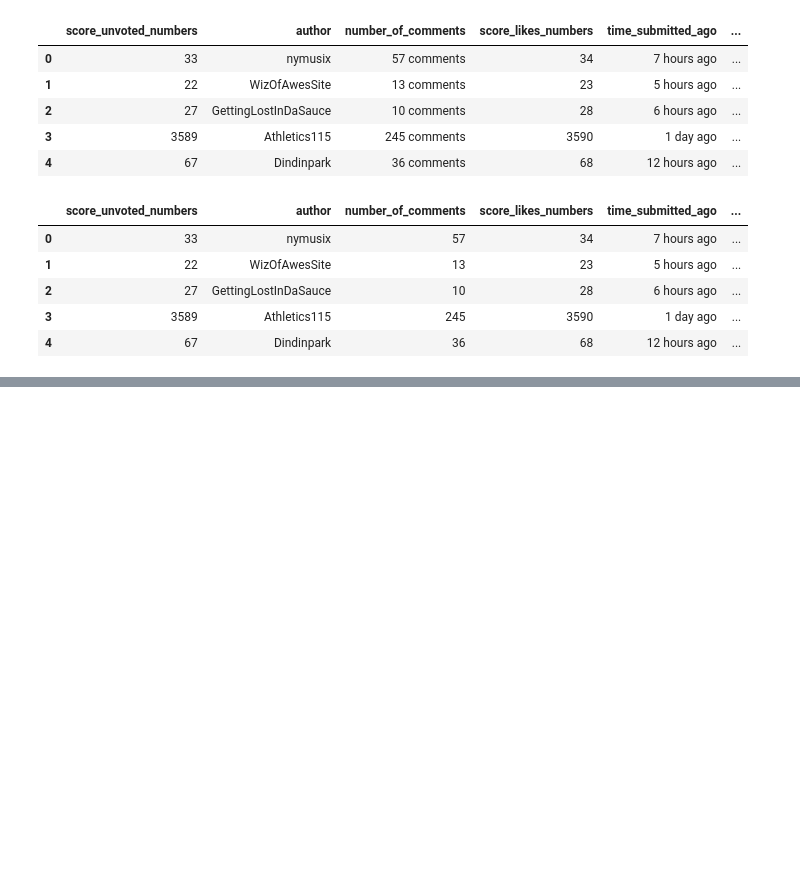
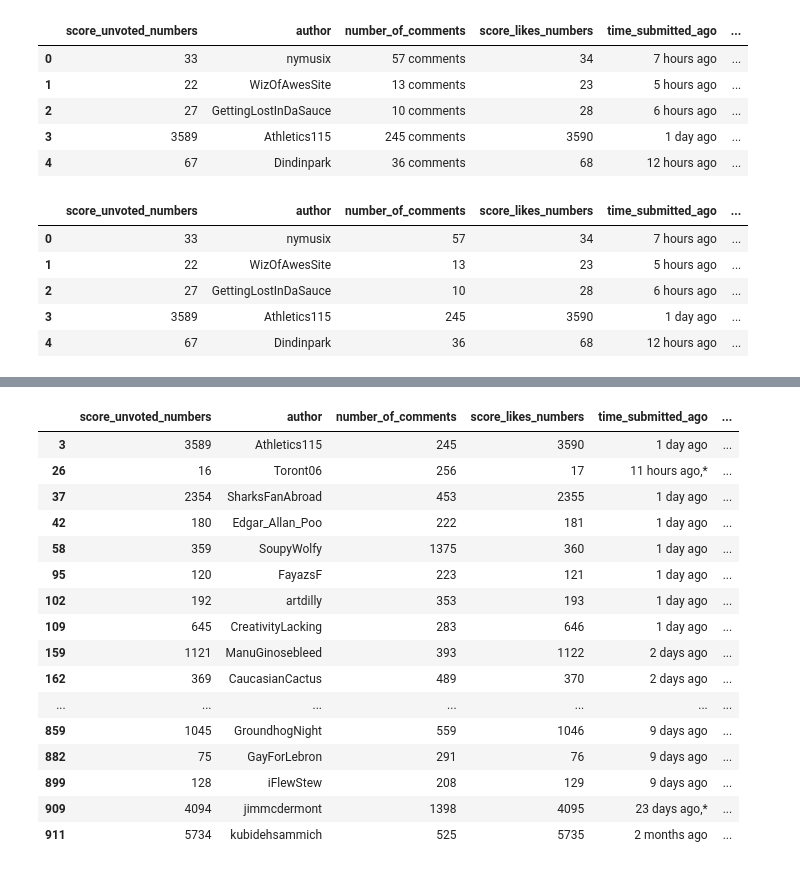
Before and after one commit to bodowd/Reddit-r-nba-scrapy, a Jupyter notebook: Reddit_r_nba/Exploratory--Plotting number of comments.ipynb, the cells around one changed output, grey strips where cells are left out. Saved outputs shown, nothing was run; the diff lists cells and outputs as text; code cells hidden in the pictures; blank space fills up the shorter version.

```diff
--- a/Reddit_r_nba/Exploratory--Plotting number of comments.ipynb
+++ b/Reddit_r_nba/Exploratory--Plotting number of comments.ipynb
@@ -71,0 +78,23 @@ df.describe()
+# %%
+# find index of the rows for which column: number of comments is > 200 and put them in a new list
+index_of_number_of_comments_greater_than_200 = df[df['number_of_comments_int']>200].index.tolist()
+# finds the rows in df and displays them
+df.loc[index_of_number_of_comments_greater_than_200]
+# %% [output]
+|  | score_unvoted_numbers | author | number_of_comments | score_likes_numbers | time_submitted_ago | ... |
+| 3 | 3589 | Athletics115 | 245 | 3590 | 1 day ago | ... |
+| 26 | 16 | Toront06 | 256 | 17 | 11 hours ago,* | ... |
+| 37 | 2354 | SharksFanAbroad | 453 | 2355 | 1 day ago | ... |
+| 42 | 180 | Edgar_Allan_Poo | 222 | 181 | 1 day ago | ... |
+| 58 | 359 | SoupyWolfy | 1375 | 360 | 1 day ago | ... |
+| 95 | 120 | FayazsF | 223 | 121 | 1 day ago | ... |
+| 102 | 192 | artdilly | 353 | 193 | 1 day ago | ... |
+| 109 | 645 | CreativityLacking | 283 | 646 | 1 day ago | ... |
+| 159 | 1121 | ManuGinosebleed | 393 | 1122 | 2 days ago | ... |
+| 162 | 369 | CaucasianCactus | 489 | 370 | 2 days ago | ... |
+| ... | ... | ... | ... | ... | ... | ... |
+| 859 | 1045 | GroundhogNight | 559 | 1046 | 9 days ago | ... |
+| 882 | 75 | GayForLebron | 291 | 76 | 9 days ago | ... |
+| 899 | 128 | iFlewStew | 208 | 129 | 9 days ago | ... |
+| 909 | 4094 | jimmcdermont | 1398 | 4095 | 23 days ago,* | ... |
+| 911 | 5734 | kubidehsammich | 525 | 5735 | 2 months ago | ... |
```
Also changed, not shown: parts of 5 cells of this notebook.
